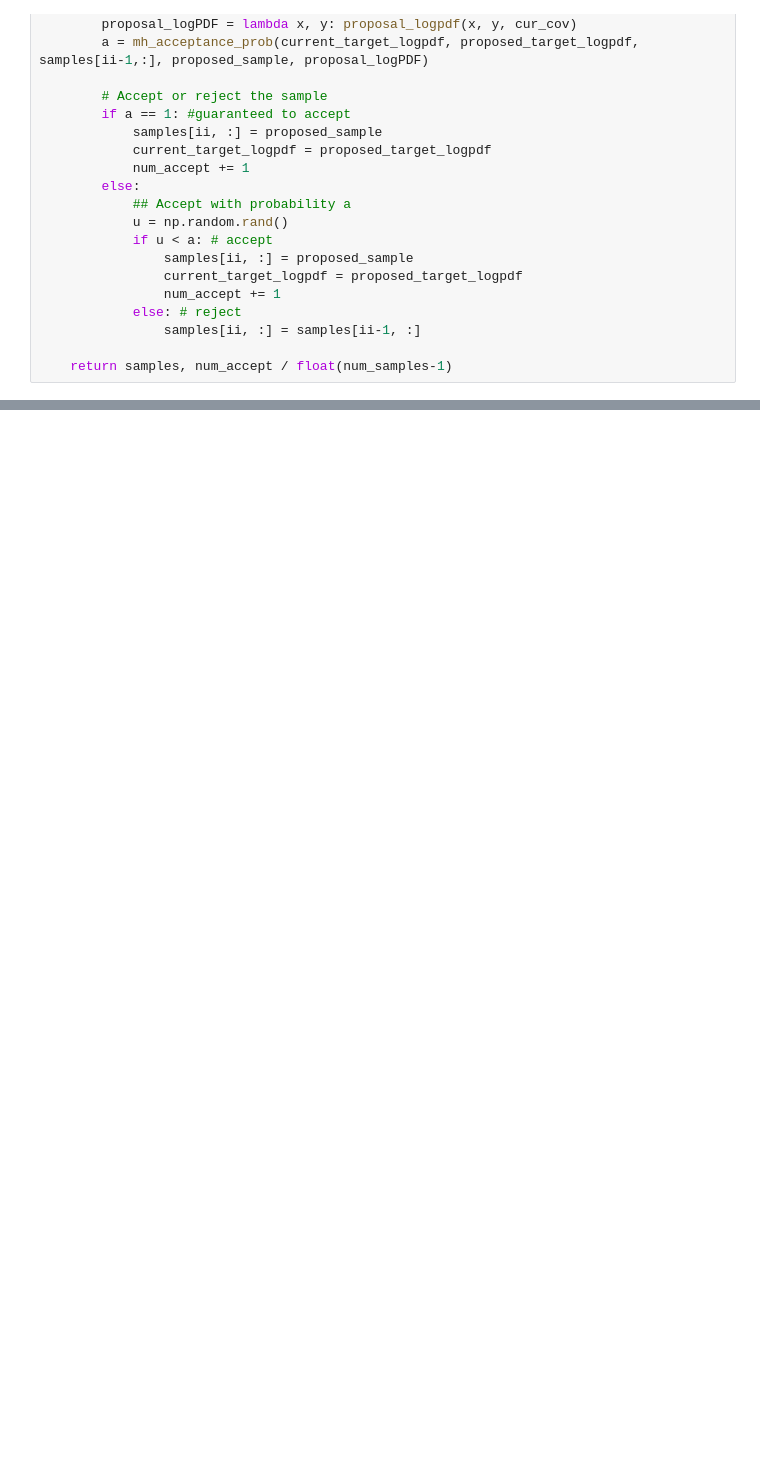
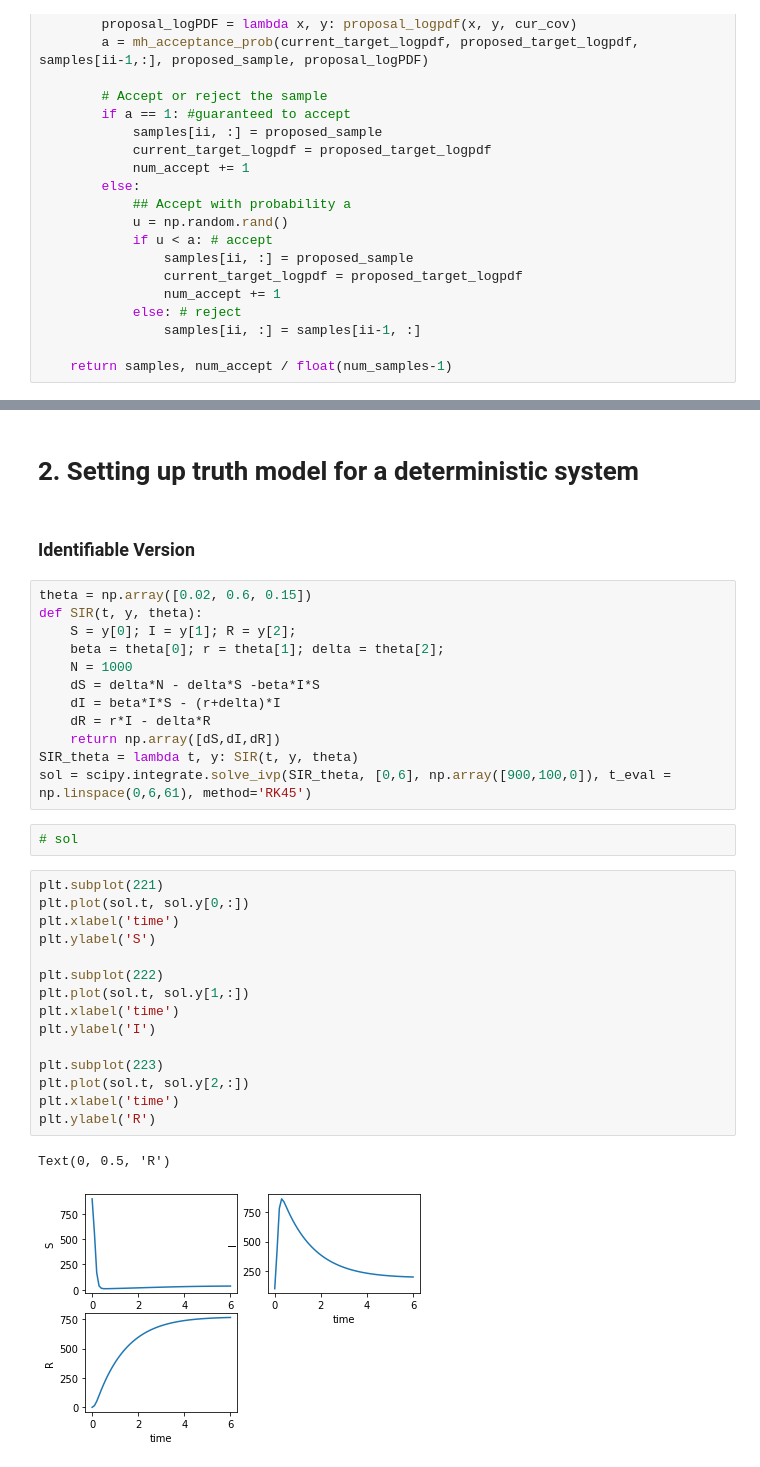
Before and after one commit to hardikparwana/aerosp567, a Jupyter notebook: Project 2/Project2_2.ipynb, the cells around one changed output, grey strips where cells are left out. Drawn from its saved outputs; the diff is of its cells as text; blank space fills up the shorter version.

Commit message:
Deterministic system added

```diff
--- a/Project 2/Project2_2.ipynb
+++ b/Project 2/Project2_2.ipynb
@@ -413,0 +414,36 @@ def delayed_rejection_mhmcmc(starting_sample, starting_cov, num_samples, target_
+# %% [markdown]
+# 2. Setting up truth model for a deterministic system
+# %% [markdown]
+### Identifiable Version
+# %%
+theta = np.array([0.02, 0.6, 0.15])
+def SIR(t, y, theta):
+    S = y[0]; I = y[1]; R = y[2];
+    beta = theta[0]; r = theta[1]; delta = theta[2];
+    N = 1000
+    dS = delta*N - delta*S -beta*I*S
+    dI = beta*I*S - (r+delta)*I
+    dR = r*I - delta*R
+    return np.array([dS,dI,dR])
+SIR_theta = lambda t, y: SIR(t, y, theta)
+sol = scipy.integrate.solve_ivp(SIR_theta, [0,6], np.array([900,100,0]), t_eval = np.linspace(0,6,61), method='RK45')
+# %%
+# sol
+# %%
+plt.subplot(221)
+plt.plot(sol.t, sol.y[0,:])
+plt.xlabel('time')
+plt.ylabel('S')
+
+plt.subplot(222)
+plt.plot(sol.t, sol.y[1,:])
+plt.xlabel('time')
+plt.ylabel('I')
+
+plt.subplot(223)
+plt.plot(sol.t, sol.y[2,:])
+plt.xlabel('time')
+plt.ylabel('R')
+# %% [output]
+Text(0, 0.5, 'R')
+[figure, added]
```
Also changed, not shown: parts of 26 cells of this notebook.
